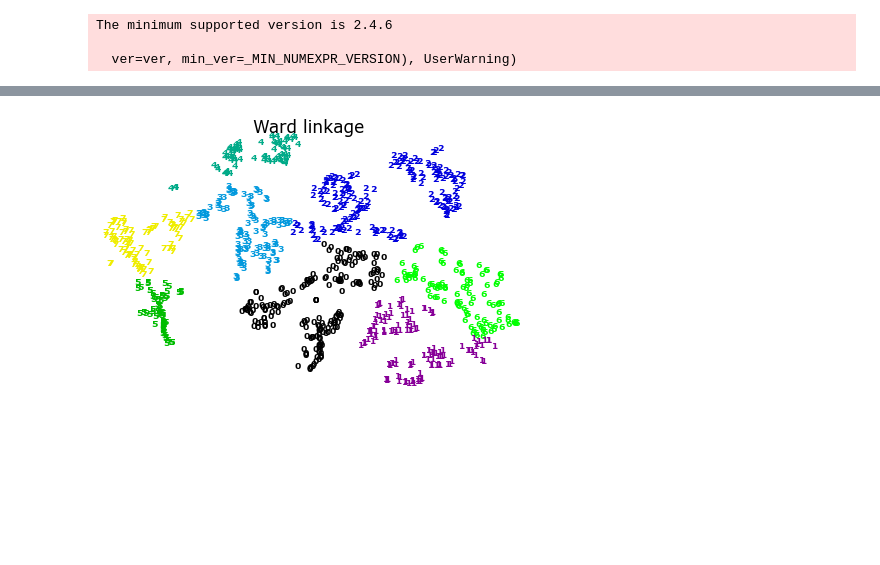
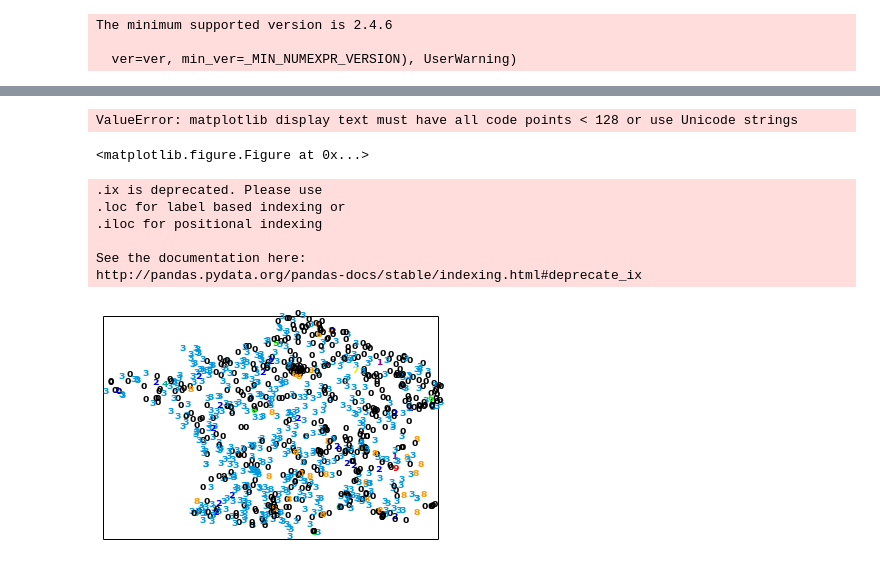
Before and after one commit to Energissimo/energissimo-ml, a Jupyter notebook: main_datathon.ipynb, the cells around one changed output, grey strips where cells are left out. Cells and saved outputs as stored; diff of their text form; code cells hidden in the pictures; blank space fills up the shorter version.

```diff
--- a/main_datathon.ipynb
+++ b/main_datathon.ipynb
@@ -46,8 +46,12 @@ from sklearn.manifold import TSNE
 model = TSNE(n_components=2, random_state=0)
 np.set_printoptions(suppress=True)
 # %%
+import time
+start_time = time.time()
 #LIMITATION DU NOMBRE DE SAMPLES
-nb_samples=1000
+nb_samples=1000#len(df_woNan.index)
+nb_clusters=10
+
 import random
 random_idx=random.sample(range(len(df_woNan.index)), nb_samples)
-ndarray_tsne=model.fit_transform(df_woNan.ix[random_idx])
+#random_idx=np.array(range(len(df_woNan.index)))
@@ -61,0 +58,7 @@ http://pandas.pydata.org/pandas-docs/stable/indexing.html#deprecate_ix
+# %%
+#CLUSTERISATION HIERARCHIQUE
+from sklearn.cluster import AgglomerativeClustering
+hierarch_cluster=AgglomerativeClustering(n_clusters=nb_clusters)
+cluster_nmb= np.zeros(shape=(nb_samples,1))
+cluster_nmb=hierarch_cluster.fit_predict(df_woNan.iloc[random_idx], y=cluster_nmb)
+print("--- %s seconds ---" % (time.time() - start_time))
@@ -62 +67,3 @@ http://pandas.pydata.org/pandas-docs/stable/indexing.html#deprecate_ix
+# %%
+ndarray_tsne=model.fit_transform(df_woNan.iloc[random_idx])
 # %%
@@ -68,27 +76,33 @@ df_tsne.plot.scatter(x='a', y='b');
-# %%
-#CLUSTERISATION HIERARCHIQUE
-from sklearn.cluster import AgglomerativeClustering
-hierarch_cluster=AgglomerativeClustering(n_clusters=8)
-cluster_nmb= np.zeros(shape=(nb_samples,1))
-cluster_nmb=hierarch_cluster.fit_predict(df_tsne, y=cluster_nmb)
 # %%
-#PLOT EN 2D POST-CLUSTER
+##PLOT EN 2D POST-CLUSTER
 from matplotlib import pyplot as plt
 def plot_clustering(X_red, y,labels, title=None):
     x_min, x_max = np.min(X_red, axis=0), np.max(X_red, axis=0)
     X_red = (X_red - x_min) / (x_max - x_min)
     plt.figure(figsize=(6, 4))
     for i in range(X_red.shape[0]):
         plt.text(X_red[i, 0], X_red[i, 1], str(y[i]),
                  color=plt.cm.spectral(labels[i] / 10.),
                  fontdict={'weight': 'bold', 'size': 9})
     plt.xticks([])
     plt.yticks([])
     if title is not None:
         plt.title(title, size=17)
-    plt.axis('off')
-    plt.tight_layout()
+    plt.axis('on')
     plt.show()
-plot_clustering(df_tsne.as_matrix(), hierarch_cluster.labels_, hierarch_cluster.labels_, "Ward linkage")
+plot_clustering(df_tsne.as_matrix(), hierarch_cluster.labels_, hierarch_cluster.labels_, "Clusters énergétiques en France")
+
+df_origin_position_small=df_origin_position.ix[random_idx]
+plot_clustering(df_origin_position_small.as_matrix(), cluster_nmb,cluster_nmb, title=None)
+#pyplot.scatter(df_origin_position[['lon']].ix[random_idx].as_matrix(), df_origin_position[['lat']].ix[random_idx].as_matrix(), c=hierarch_cluster.labels_)
+#pyplot.show()
 # %% [output]
+ValueError: matplotlib display text must have all code points < 128 or use Unicode strings
+<matplotlib.figure.Figure at 0x...>
+.ix is deprecated. Please use
+.loc for label based indexing or
+.iloc for positional indexing
+
+See the documentation here:
+http://pandas.pydata.org/pandas-docs/stable/indexing.html#deprecate_ix
-[figure, old version]
+[figure, new version]
```
Also changed, not shown: parts of 14 cells of this notebook.
